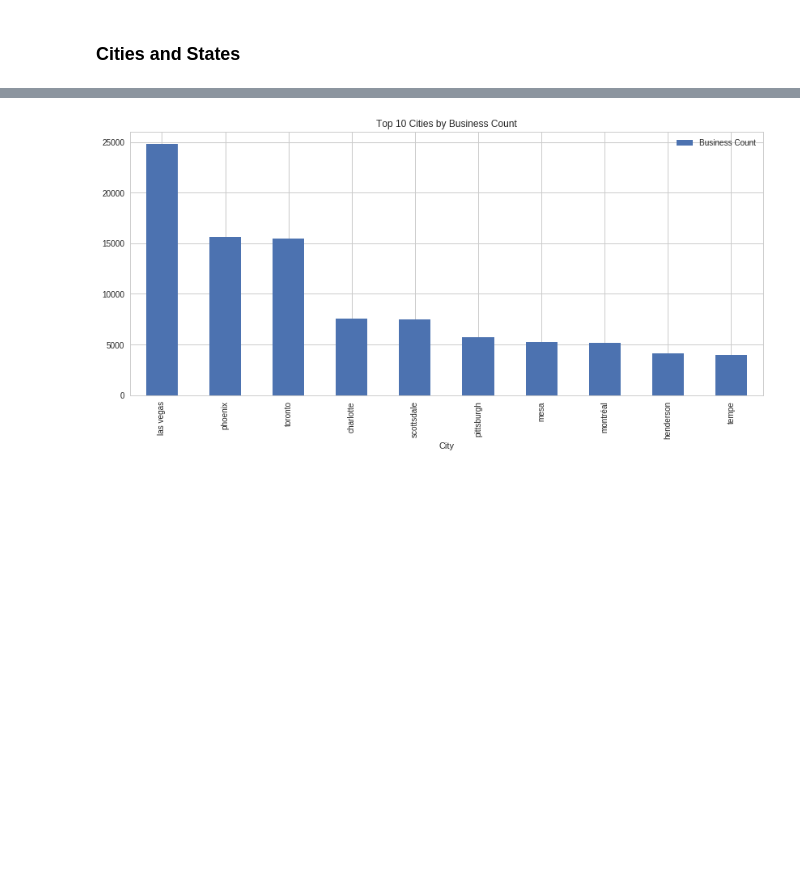
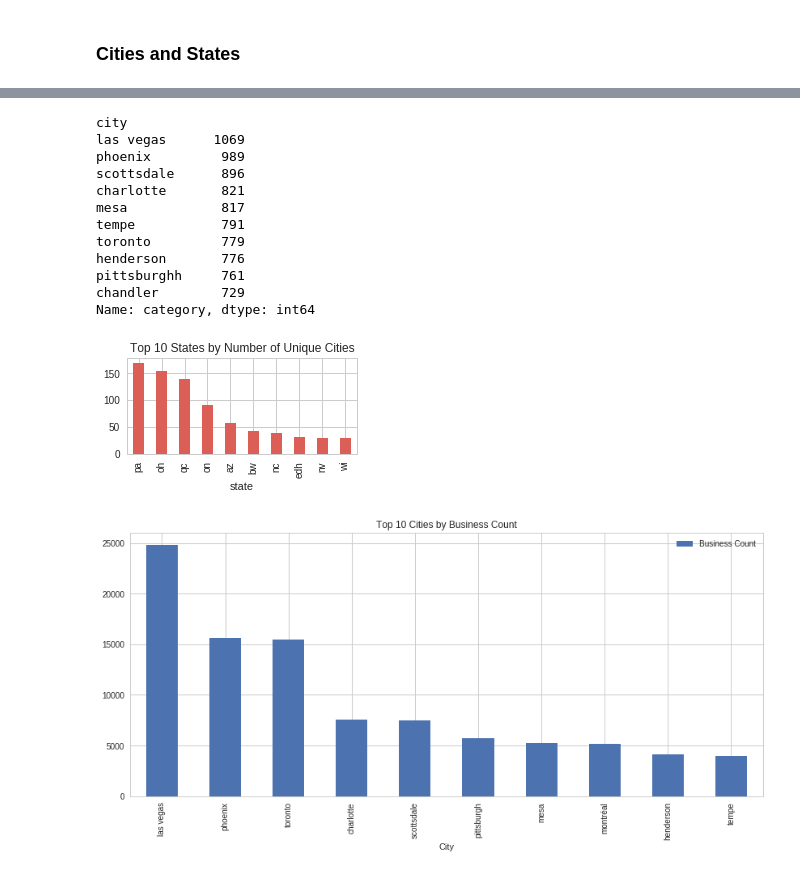
Before and after one commit to bljustice/yelp, a Jupyter notebook: yelp_eda.ipynb, the cells around one changed output, grey strips where cells are left out. Cells and saved outputs as stored; diff of their text form; code cells hidden in the pictures; blank space fills up the shorter version.

```diff
--- a/yelp_eda.ipynb
+++ b/yelp_eda.ipynb
@@ -44,3 +129,32 @@ def extract_data(f):
+# %%
+category_df = pd.concat([business_df[['city', 'state']],
+                         pd.DataFrame(business_df.categories.values.tolist())], axis=1)
+melted_category_df = category_df.melt(id_vars=['city', 'state'],
+                 value_vars=list(filter(lambda x: x not in ['city', 'state'], category_df.columns)),
+                value_name='category')
+melted_category_df = melted_category_df[~melted_category_df.category.isnull()]
+# %%
+plt.figure(figsize=(14, 6))
+ax1 = plt.subplot2grid((3, 3), (0, 0), colspan=1)
+# top 10 states by number of unique cities
+business_df.groupby('state').city.nunique().sort_values(ascending=False)[:10]\
+    .plot.bar(ax=ax1, title='Top 10 States by Number of Unique Cities')
+# top 10 cities by unique category count
+melted_category_df.groupby('city').category.nunique().sort_values(ascending=False)[:10]
+# %% [output]
+city
+las vegas      1069
+phoenix         989
+scottsdale      896
+charlotte       821
+mesa            817
+tempe           791
+toronto         779
+henderson       776
+pittsburghh     761
+chandler        729
+Name: category, dtype: int64
+[figure, added]
 # %%
 def make_count_df(f, key, columns):
     data = extract_data(f)
```
Also changed, not shown: parts of 13 cells of this notebook, 2 other files.
